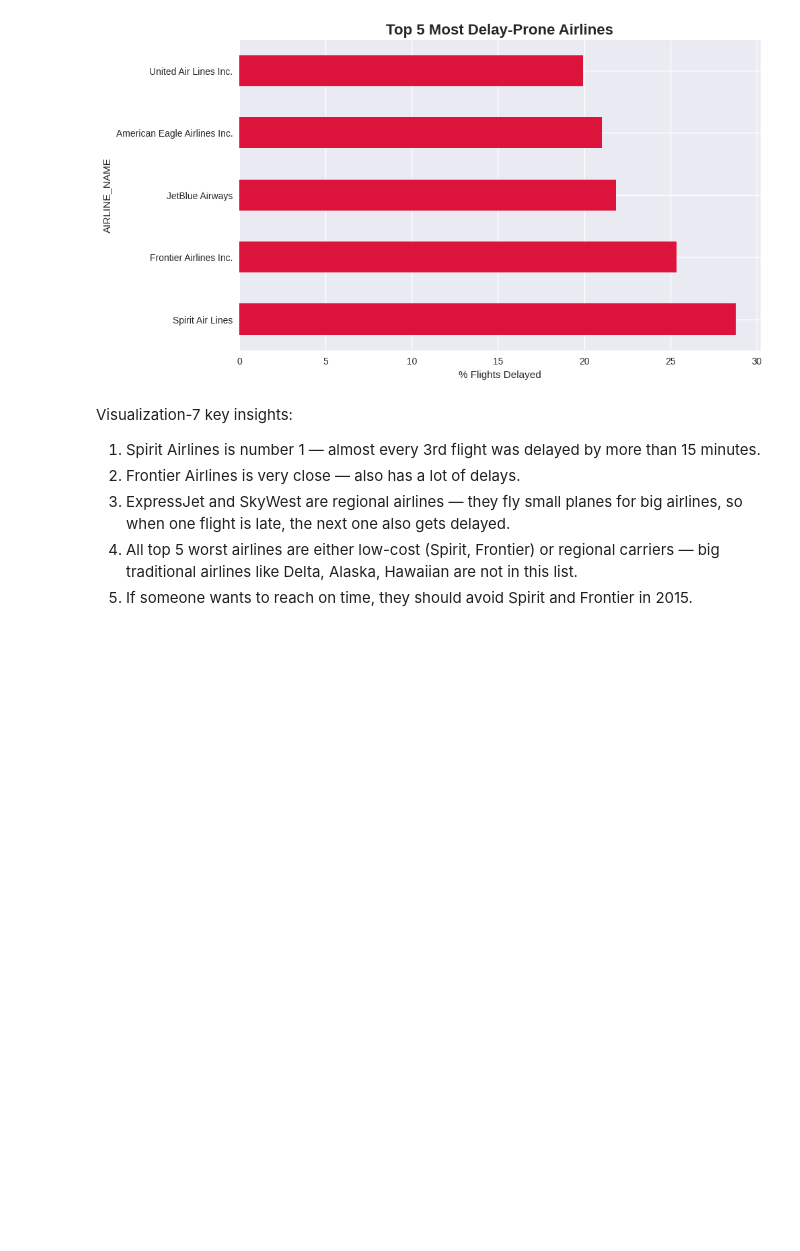
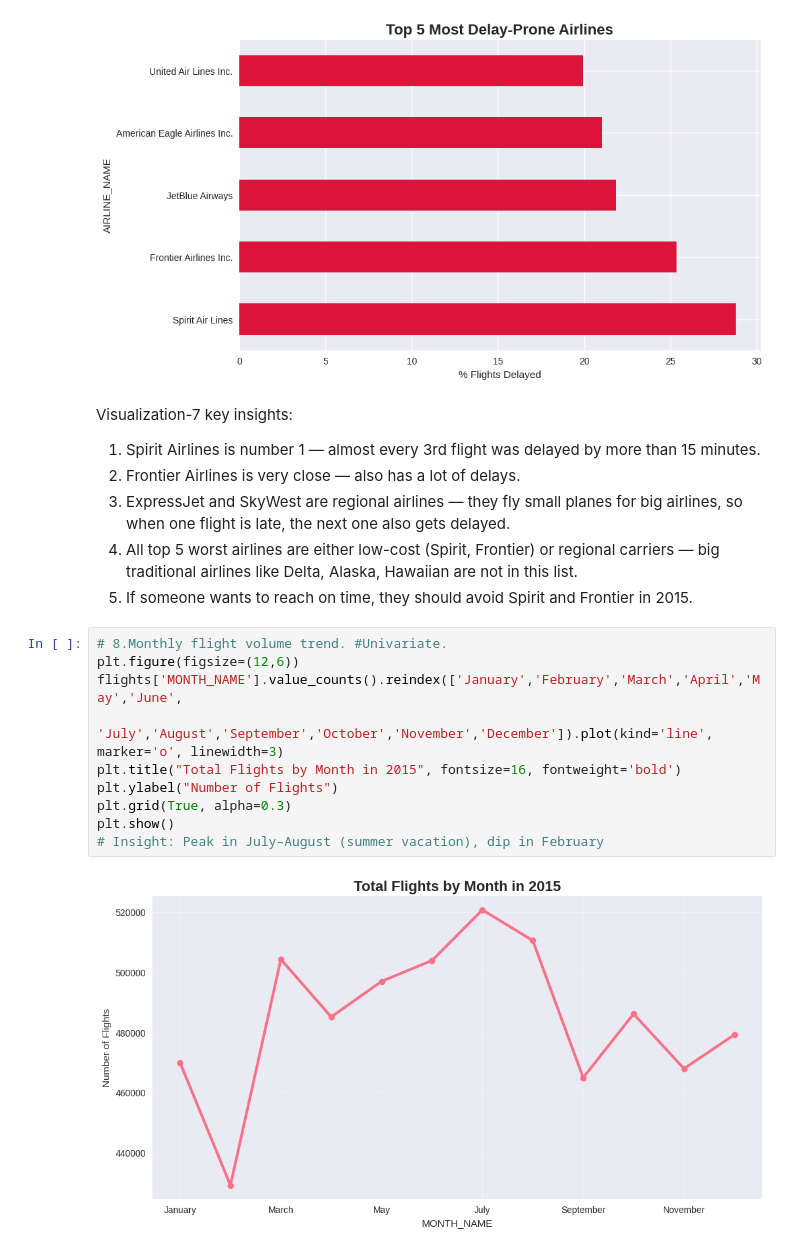
Before and after one commit to ryadavnitb/Batch-7, a Jupyter notebook: My_project.ipynb, the cells around one changed output. Cells and saved outputs as stored; diff of their text form; blank space fills up the shorter version.

```diff
--- a/My_project.ipynb
+++ b/My_project.ipynb
@@ -842,3 +880,15 @@ Visualization-7 key insights:
 3. ExpressJet and SkyWest are regional airlines — they fly small planes for big airlines, so when one flight is late, the next one also gets delayed.
 4. All top 5 worst airlines are either low-cost (Spirit, Frontier) or regional carriers — big traditional airlines like Delta, Alaska, Hawaiian are not in this list.
 5. If someone wants to reach on time, they should avoid Spirit and Frontier in 2015.
+# %%
+# 8.Monthly flight volume trend. #Univariate.
+plt.figure(figsize=(12,6))
+flights['MONTH_NAME'].value_counts().reindex(['January','February','March','April','May','June',
+                                              'July','August','September','October','November','December']).plot(kind='line', marker='o', linewidth=3)
+plt.title("Total Flights by Month in 2015", fontsize=16, fontweight='bold')
+plt.ylabel("Number of Flights")
+plt.grid(True, alpha=0.3)
+plt.show()
+# Insight: Peak in July–August (summer vacation), dip in February
+# %% [output]
+[figure, added]
```
Also changed, not shown: parts of 44 cells of this notebook.
